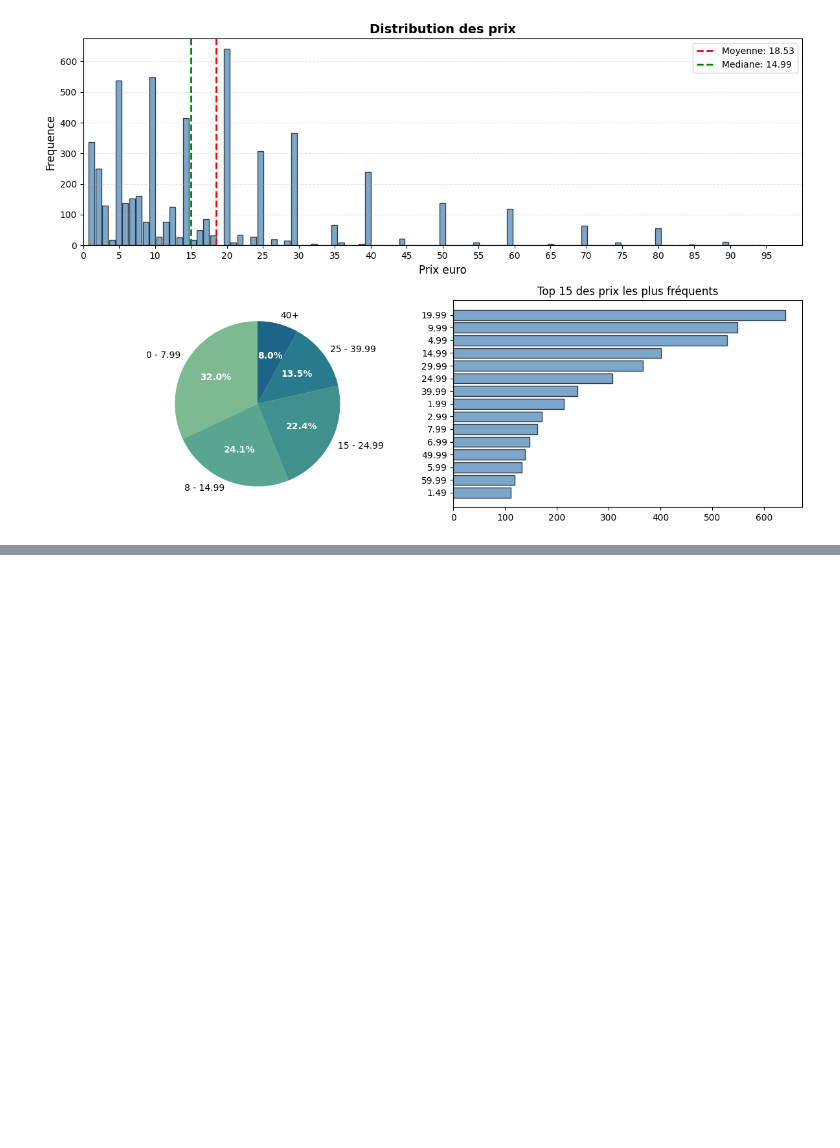
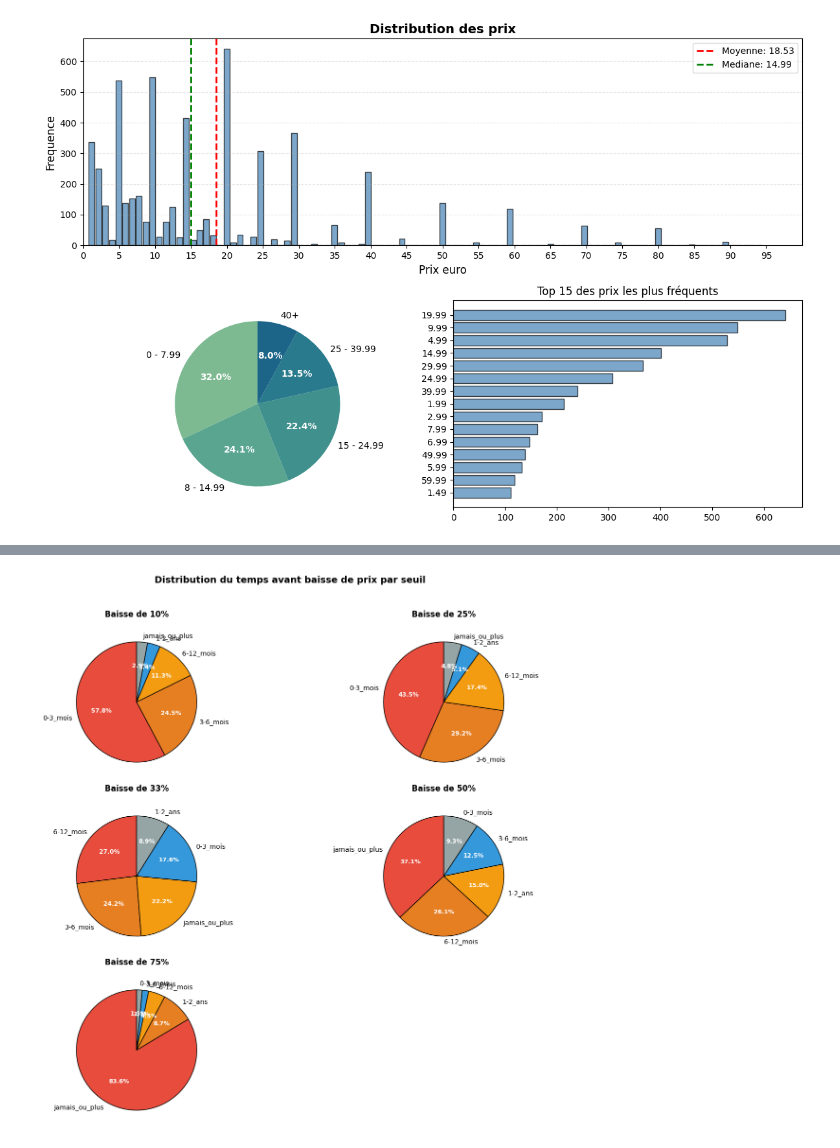
Before and after one commit to sebastien-chopin-dev/alyra-ia-psstore-machine-learning-project, a Jupyter notebook: notebooks/exploration.ipynb, the cells around one changed output, grey strips where cells are left out. Saved outputs shown, nothing was run; the diff lists cells and outputs as text; code cells hidden in the pictures; blank space fills up the shorter version.

Commit message:
feta: avancement stats descriptive

```diff
--- a/notebooks/exploration.ipynb
+++ b/notebooks/exploration.ipynb
@@ -1339,0 +994,98 @@ Meilleurs params: {'max_depth': 10, 'min_samples_split': 2, 'n_estimators': 300}
+# %%
+def filter_recent_games_without_discount(df: pd.DataFrame, months: int = 12) -> pd.DataFrame:
+    """
+    Enlève les jeux récents (< months mois) qui n'ont pas encore eu de baisse
+
+    Args:
+        df: DataFrame avec colonnes 'release_date' et 'days_to_25_percent_discount'
+        months: Nombre de mois pour définir "récent" (défaut: 12)
+
+    Returns:
+        DataFrame filtré
+    """
+    from datetime import datetime, timedelta
+
+    df_copy = df.copy()
+
+    # Convertir release_date
+    df_copy['release_date'] = pd.to_datetime(df_copy['release_date'])
+
+    # Date de référence
+    cutoff_date = datetime.now() - timedelta(days=months * 30)
+
+    # Filtrer
+    df_filtered = df_copy[
+        (df_copy['days_to_25_percent_discount'].notna()) |  # A eu une baisse
+        (df_copy['release_date'] < cutoff_date)             # OU ancien
+    ]
+
+    # Stats
+    removed = len(df) - len(df_filtered)
+    print(f"📊 Filtrage des jeux récents sans baisse:")
+    print(f"   Jeux avant: {len(df)}")
+    print(f"   Jeux après: {len(df_filtered)}")
+    print(f"   Supprimés: {removed} ({removed/len(df)*100:.1f}%)")
+
+    return df_filtered
+
+def pie_charts_discount_categories_by_threshold(df: pd.DataFrame, fig):
+    thresholds = [10, 25,33, 50, 75]
+    threshold_columns = [
+        'days_to_10_percent_discount',
+        'days_to_25_percent_discount',
+        'days_to_33_percent_discount',
+        'days_to_50_percent_discount',
+        'days_to_75_percent_discount'
+    ]
+
+    # Créer une grille 2x2
+    for idx, (threshold, col) in enumerate(zip(thresholds, threshold_columns)):
+        ax = plt.subplot(3, 2, idx + 1)
+
+        # Créer les catégories pour ce seuil
+        df_temp = df.copy()
+        df_temp['category'] = pd.cut(
+            df_temp[col],
+            bins=[0, 90, 180, 365, 730, float('inf')],
+            labels=['0-3_mois', '3-6_mois', '6-12_mois', '1-2_ans', 'jamais_ou_plus']
+        )
+
+        # Les NaN (jamais de baisse) → 'jamais_ou_plus'
+        df_temp.loc[df_temp[col].isna(), 'category'] = 'jamais_ou_plus'
+
+        # Compter les occurrences
+        category_counts = df_temp['category'].value_counts()
+
+        # Créer le pie chart
+        colors = ['#e74c3c', '#e67e22', '#f39c12', '#3498db', '#95a5a6']
+
+        wedges, texts, autotexts = ax.pie(
+            category_counts.values,
+            labels=category_counts.index,
+            autopct='%1.1f%%',
+            startangle=90,
+            colors=colors,
+            wedgeprops={'edgecolor': 'black', 'linewidth': 1}
+        )
+
+        # Style du texte
+        for autotext in autotexts:
+            autotext.set_color('white')
+            autotext.set_fontweight('bold')
+            autotext.set_fontsize(9)
+
+        ax.set_aspect('equal')
+        ax.set_title(f'Baisse de {threshold}%', pad=15, fontweight='bold')
+
+    fig.suptitle('Distribution du temps avant baisse de prix par seuil',
+                 fontsize=14, fontweight='bold')
+    plt.tight_layout(rect=[0, 0, 1, 0.96])
+
+# Utilisation
+fig = plt.figure(figsize=(14, 12))
+
+# Enlever les jeux récents du dataframe qui n'on pas encore eu de baisse < 1 an
+df_filtered = filter_recent_games_without_discount(df)
+pie_charts_discount_categories_by_threshold(df_filtered, fig)
+plt.show()
+# %% [output]
@@ -1339,0 +1096 @@ Meilleurs params: {'max_depth': 10, 'min_samples_split': 2, 'n_estimators': 300}
+[figure, added]
```
Also changed, not shown: parts of 33 cells of this notebook, 1 other file.
